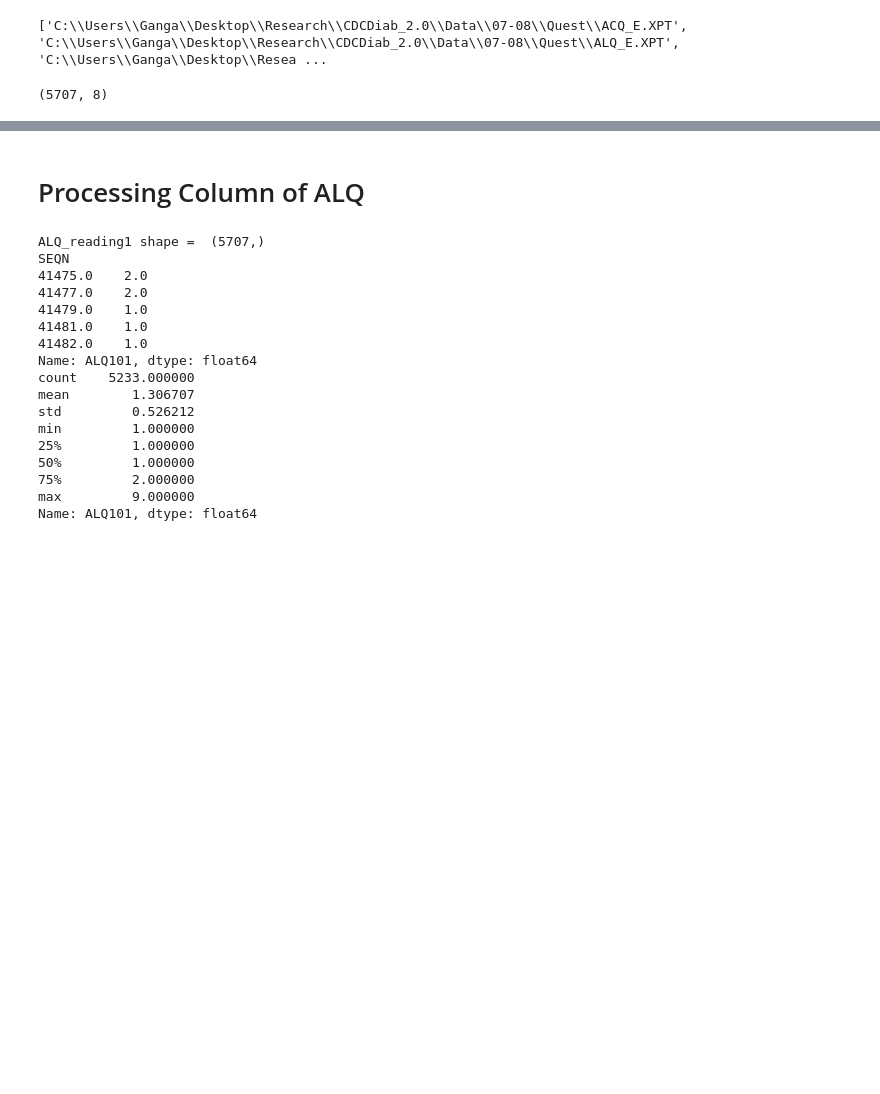
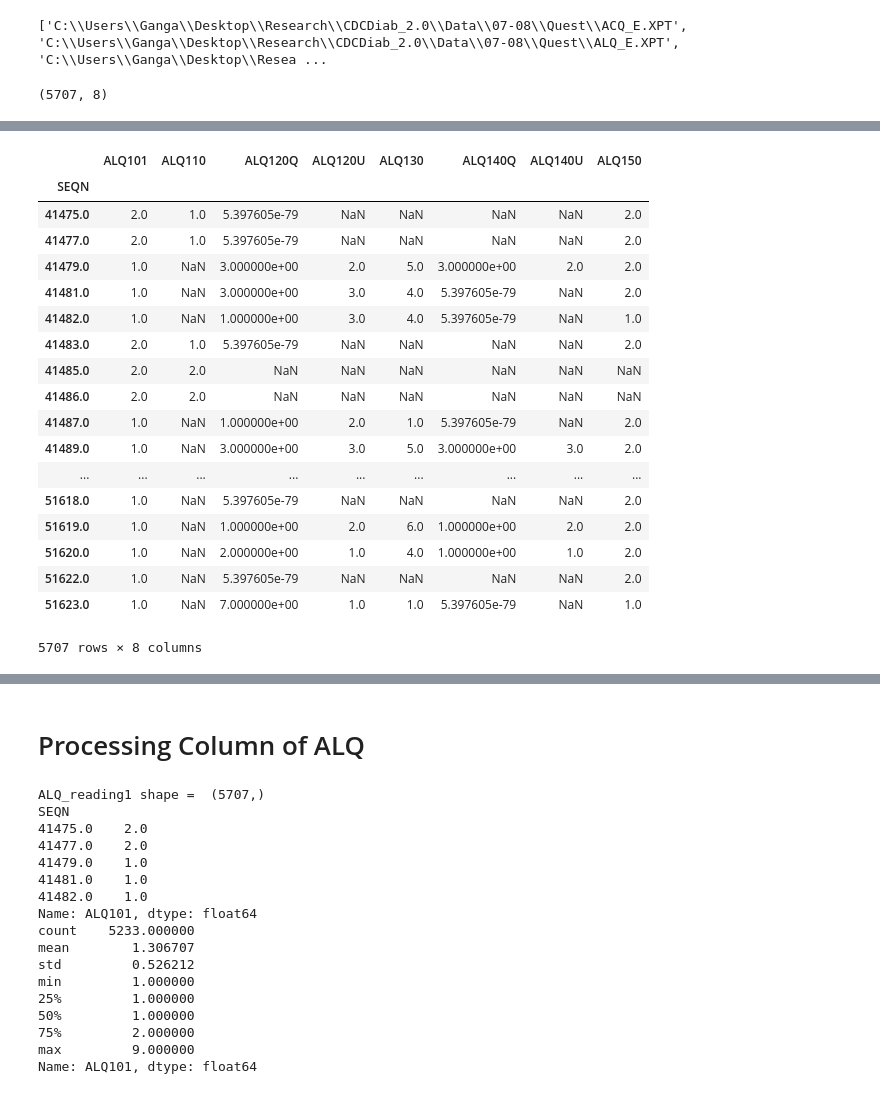
Before and after one commit to basyal4u/CDCDiab_2.0, a Jupyter notebook: P_Ques_ALQ.ipynb, the cells around one changed output, grey strips where cells are left out. Drawn from its saved outputs; the diff is of its cells as text; code cells hidden in the pictures; blank space fills up the shorter version.

```diff
--- a/P_Ques_ALQ.ipynb
+++ b/P_Ques_ALQ.ipynb
@@ -23,0 +49,22 @@ ALQ.shape
+# %%
+ALQ.filter(like='ALQ')
+# %% [output]
+|  | ALQ101 | ALQ110 | ALQ120Q | ALQ120U | ALQ130 | ALQ140Q | ALQ140U | ALQ150 |
+| SEQN |  |  |  |  |  |  |  |  |
+| 41475.0 | 2.0 | 1.0 | 5.397605e-79 | NaN | NaN | NaN | NaN | 2.0 |
+| 41477.0 | 2.0 | 1.0 | 5.397605e-79 | NaN | NaN | NaN | NaN | 2.0 |
+| 41479.0 | 1.0 | NaN | 3.000000e+00 | 2.0 | 5.0 | 3.000000e+00 | 2.0 | 2.0 |
+| 41481.0 | 1.0 | NaN | 3.000000e+00 | 3.0 | 4.0 | 5.397605e-79 | NaN | 2.0 |
+| 41482.0 | 1.0 | NaN | 1.000000e+00 | 3.0 | 4.0 | 5.397605e-79 | NaN | 1.0 |
+| 41483.0 | 2.0 | 1.0 | 5.397605e-79 | NaN | NaN | NaN | NaN | 2.0 |
+| 41485.0 | 2.0 | 2.0 | NaN | NaN | NaN | NaN | NaN | NaN |
+| 41486.0 | 2.0 | 2.0 | NaN | NaN | NaN | NaN | NaN | NaN |
+| 41487.0 | 1.0 | NaN | 1.000000e+00 | 2.0 | 1.0 | 5.397605e-79 | NaN | 2.0 |
+| 41489.0 | 1.0 | NaN | 3.000000e+00 | 3.0 | 5.0 | 3.000000e+00 | 3.0 | 2.0 |
+| ... | ... | ... | ... | ... | ... | ... | ... | ... |
+| 51618.0 | 1.0 | NaN | 5.397605e-79 | NaN | NaN | NaN | NaN | 2.0 |
+| 51619.0 | 1.0 | NaN | 1.000000e+00 | 2.0 | 6.0 | 1.000000e+00 | 2.0 | 2.0 |
+| 51620.0 | 1.0 | NaN | 2.000000e+00 | 1.0 | 4.0 | 1.000000e+00 | 1.0 | 2.0 |
+| 51622.0 | 1.0 | NaN | 5.397605e-79 | NaN | NaN | NaN | NaN | 2.0 |
+| 51623.0 | 1.0 | NaN | 7.000000e+00 | 1.0 | 1.0 | 5.397605e-79 | NaN | 1.0 |
+5707 rows × 8 columns
```
Also changed, not shown: parts of 8 cells of this notebook, 5 other files.
